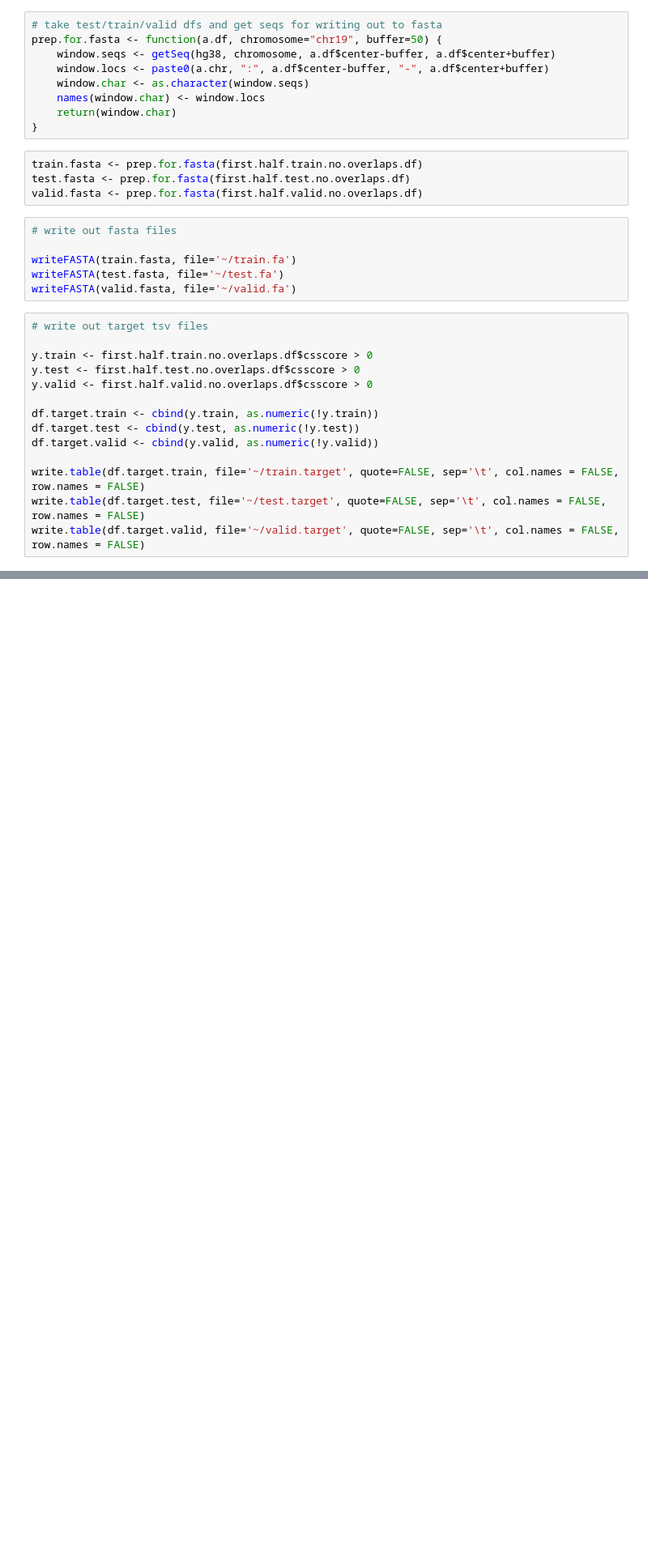
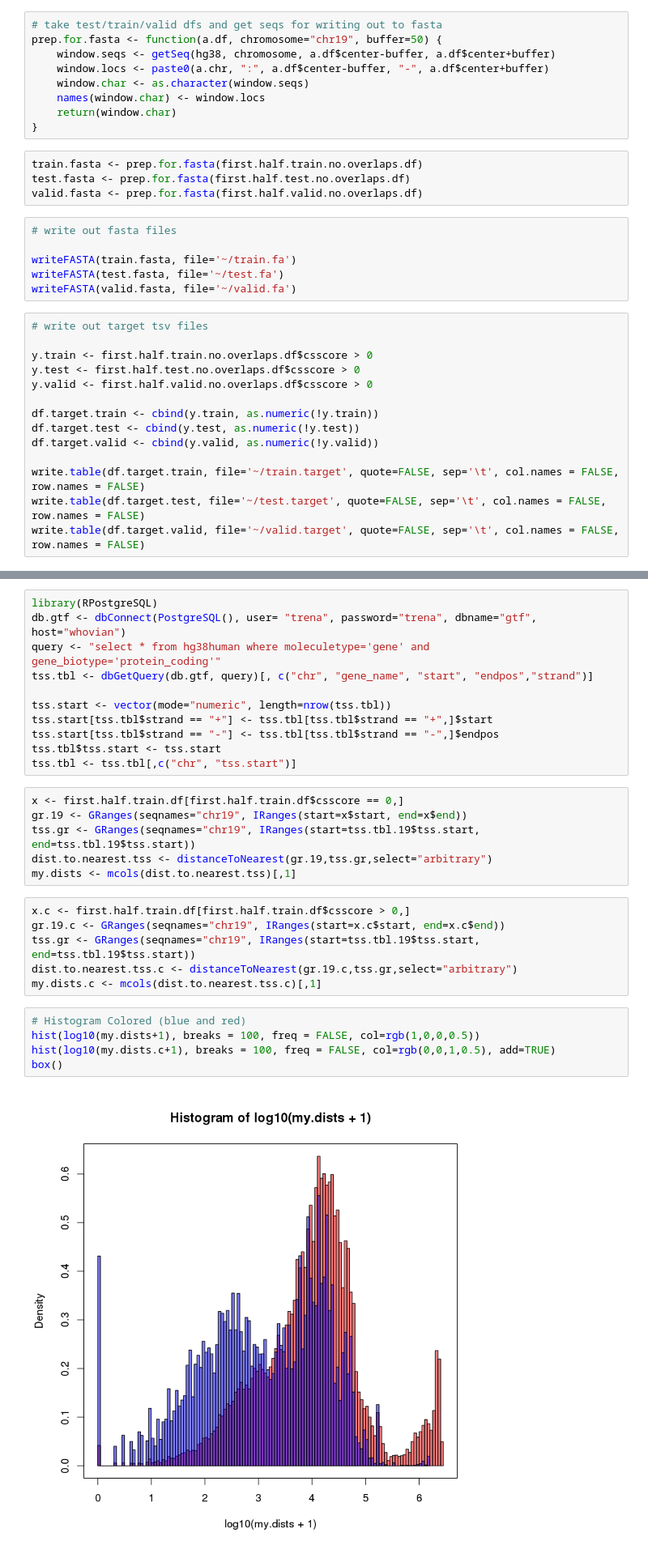
Before and after one commit to donovanr/shared_jupyter_notebooks, a Jupyter notebook: sparse_fasta_seqs_around_CS_locs.ipynb, the cells around one changed output, grey strips where cells are left out. Shown at 81% size. Drawn from its saved outputs; the diff is of its cells as text; blank space fills up the shorter version.

```diff
--- a/sparse_fasta_seqs_around_CS_locs.ipynb
+++ b/sparse_fasta_seqs_around_CS_locs.ipynb
@@ -289,0 +294,30 @@ write.table(df.target.valid, file='~/valid.target', quote=FALSE, sep='\t', col.n
+# %%
+library(RPostgreSQL)
+db.gtf <- dbConnect(PostgreSQL(), user= "trena", password="trena", dbname="gtf", host="whovian")
+query <- "select * from hg38human where moleculetype='gene' and gene_biotype='protein_coding'"
+tss.tbl <- dbGetQuery(db.gtf, query)[, c("chr", "gene_name", "start", "endpos","strand")]
+
+tss.start <- vector(mode="numeric", length=nrow(tss.tbl))
+tss.start[tss.tbl$strand == "+"] <- tss.tbl[tss.tbl$strand == "+",]$start
+tss.start[tss.tbl$strand == "-"] <- tss.tbl[tss.tbl$strand == "-",]$endpos
+tss.tbl$tss.start <- tss.start
+tss.tbl <- tss.tbl[,c("chr", "tss.start")]
+# %%
+x <- first.half.train.df[first.half.train.df$csscore == 0,]
+gr.19 <- GRanges(seqnames="chr19", IRanges(start=x$start, end=x$end))
+tss.gr <- GRanges(seqnames="chr19", IRanges(start=tss.tbl.19$tss.start, end=tss.tbl.19$tss.start))
+dist.to.nearest.tss <- distanceToNearest(gr.19,tss.gr,select="arbitrary")
+my.dists <- mcols(dist.to.nearest.tss)[,1]
+# %%
+x.c <- first.half.train.df[first.half.train.df$csscore > 0,]
+gr.19.c <- GRanges(seqnames="chr19", IRanges(start=x.c$start, end=x.c$end))
+tss.gr <- GRanges(seqnames="chr19", IRanges(start=tss.tbl.19$tss.start, end=tss.tbl.19$tss.start))
+dist.to.nearest.tss.c <- distanceToNearest(gr.19.c,tss.gr,select="arbitrary")
+my.dists.c <- mcols(dist.to.nearest.tss.c)[,1]
+# %%
+# Histogram Colored (blue and red)
+hist(log10(my.dists+1), breaks = 100, freq = FALSE, col=rgb(1,0,0,0.5))
+hist(log10(my.dists.c+1), breaks = 100, freq = FALSE, col=rgb(0,0,1,0.5), add=TRUE)
+box()
+# %% [output]
+[figure, added]
```
Also changed, not shown: parts of 11 cells of this notebook, 24 other files.
